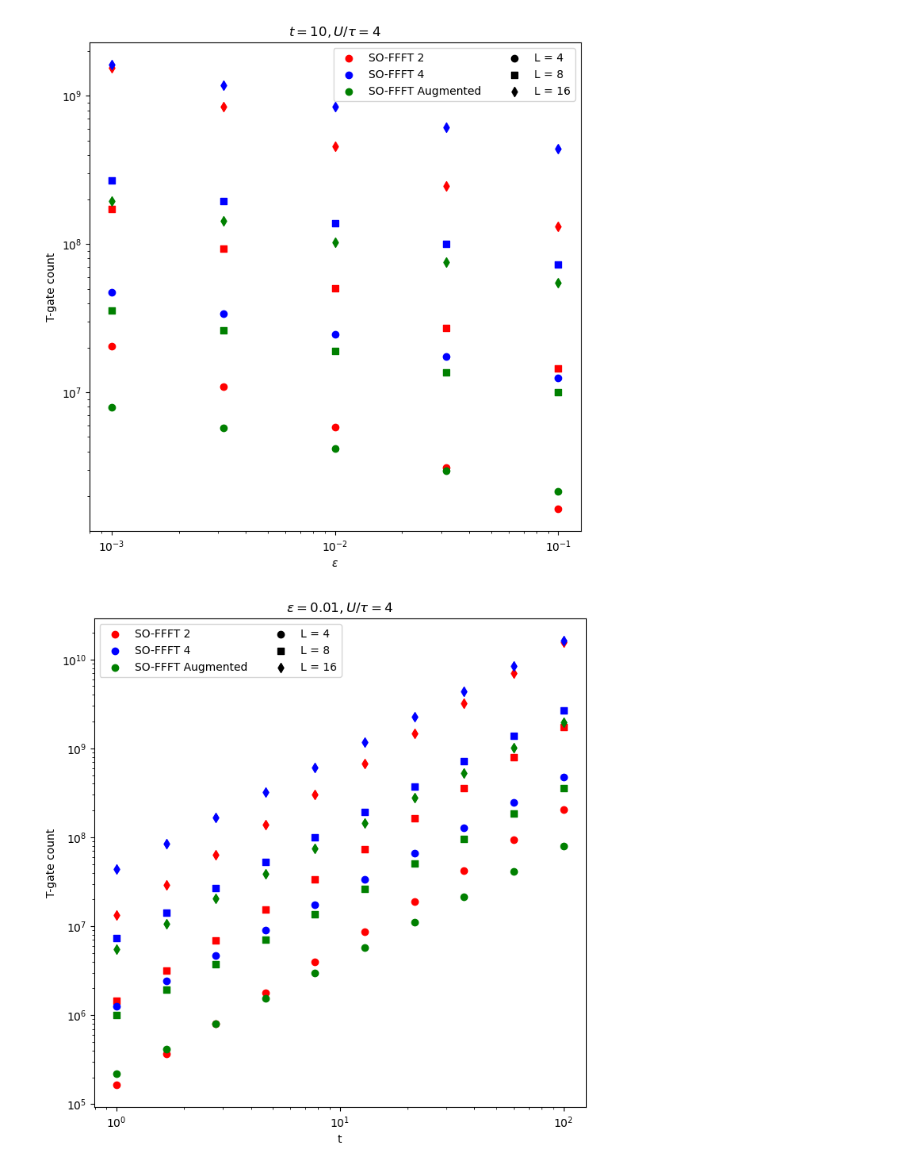
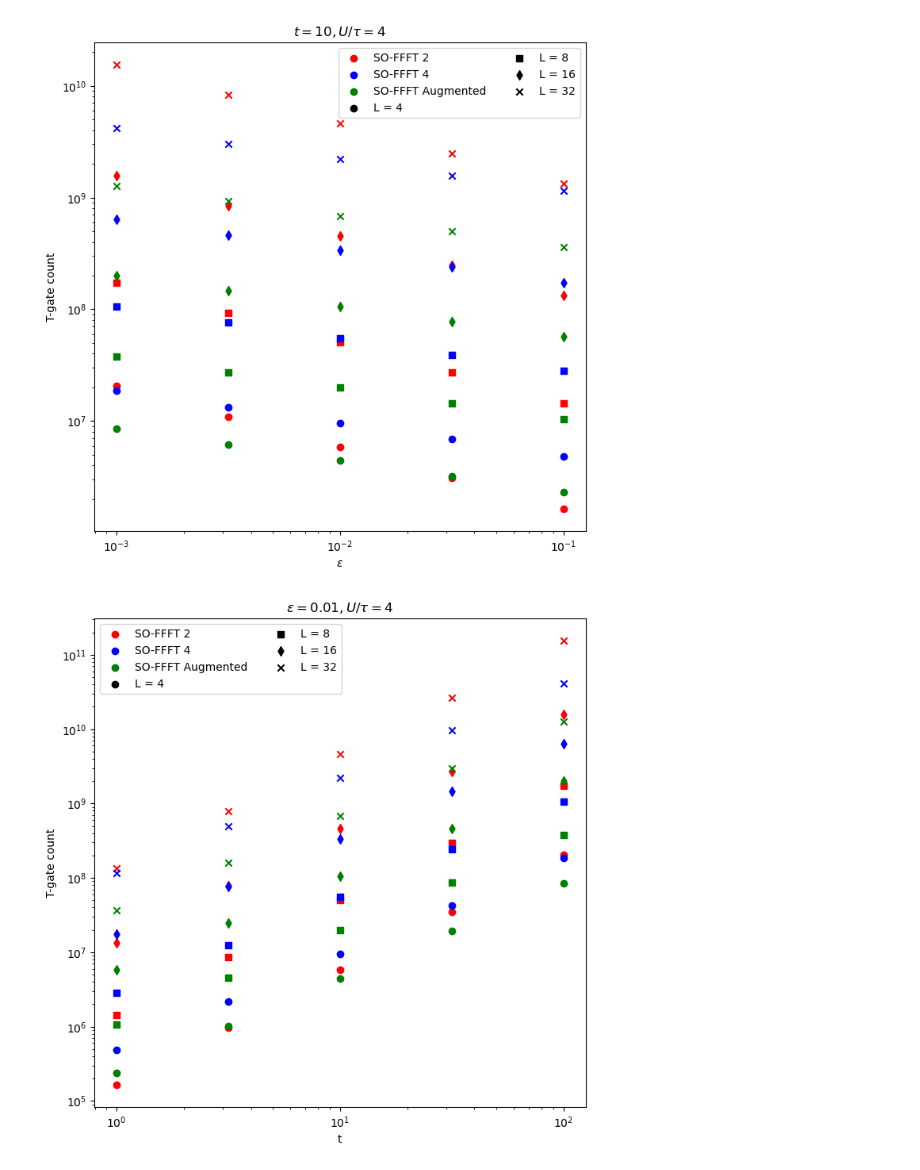
Before and after one commit to BjornTCC/lie-trotterization, a Jupyter notebook: split_FFFT.ipynb, the cells around one changed output. Cells and saved outputs as stored; diff of their text form; code cells hidden in the pictures.

```diff
--- a/split_FFFT.ipynb
+++ b/split_FFFT.ipynb
@@ -20,6 +20,7 @@ from src.resource_estimates.quantum_phase_estimation import adaptive_phase_estim
 # %%
 tau = 0.5
 U = 4
+D = 2
 x = 0.01
 
 def trotter_gates_2nd_order(logn: int, D: int) -> tuple[dict,...]:
@@ -48,7 +49,7 @@ def augmented_gates(logn: int, D: int) -> tuple[dict,...]:
     n = 2**logn
     N = n**D
     return {
-        HWPGate({ShiftedOccupationPair(): N}, N): 1,
+        HWPGate({ShiftedOccupationPair(): N}, N): 2,
         HWPGate({FFFT(logn, D, 1):1}, n): 2,
         Occupation(): 2*N,
         HWPGate({SpinSymmetricMixedControlledHappa(): N // 2}, N //2): 2*D
@@ -62,7 +63,7 @@ def augmented_gates_trotter(logn: int, D: int) -> tuple[dict,...]:
     n = 2**logn
     N = n**D
     return {
-        HWPGate({ShiftedOccupationPair(): N}, N): 1,
+        HWPGate({ShiftedOccupationPair(): N}, N): 2,
         HWPGate({FFFT(logn, D, 1):1}, n): 2,
         Occupation(): 2*N,
         HWPGate({SpinSymmetricMixedControlledHappa(): N // 2}, N //2): 2*D
@@ -94,6 +95,9 @@ def get_error_coefficients(n: int, D: int, U: float, tau: float, label: str, uni
             hopping_graph = nx.grid_graph([n]*D, periodic=True)
             return {3: plaquette_second_order_split_operator_error_coefficient(U, tau, N, hopping_graph)}
         case "SO-FFFT 4":
-            return {5: fourth_order_suzuki_trotter_split_operator_error_coefficient(tau, U, N, 2*D)}
+            return {5: fourth_order_suzuki_trotter_split_operator_error_coefficient(U, tau, N, 2*D)}
         case "SO-FFFT Augmented":
             return {5 + i: x for i,x in enumerate(fourth_order_augmented_split_operator_error_coefficients(U, tau, N, 2*D, unitary_decomp))}
+
+for strat in ["SO-FFFT 2", "SO-FFFT 4", "SO-FFFT Augmented"]:
+    print(get_error_coefficients(4, 2, U, tau, strat, False))
@@ -102,12 +112,11 @@ def get_error_coefficients(n: int, D: int, U: float, tau: float, label: str, uni
 # %%
 t = 10
-D = 2
 logeps_list = np.linspace(-3, -1, 5)
 eps_list = np.pow(10, logeps_list)
-Ls = [4, 8, 16]
+Ls = [4, 8, 16, 32]
 
 colors = ['r', 'b', 'g']
-marker_styles = ['o', 's', 'd']
+marker_styles = ['o', 's', 'd', 'x']
 comp_strats = ["SO-FFFT 2", "SO-FFFT 4", "SO-FFFT Augmented"]
 
 fig, ax = plt.subplots(figsize = (8, 8))
@@ -143,16 +152,15 @@ for gate_gen, color, comp_strat in zip(gate_gens_1, colors, comp_strats):
         ys = [dict_to_t_count(d) for d in dcts]
         ax.scatter(eps_list, ys, marker = marker_style, c = color)
 # %% [output]
-[figure, old version]
+[figure, new version]
 # %%
-D = 2
-logts = np.linspace(0, 2, 10)
+logts = np.linspace(0, 2, 5)
 ts = np.pow(10, logts)
 eps = 0.01
-Ls = [4, 8, 16]
+Ls = [4, 8, 16, 32]
 
 colors = ['r', 'b', 'g']
-marker_styles = ['o', 's', 'd']
+marker_styles = ['o', 's', 'd', 'x']
 comp_strats = ["SO-FFFT 2", "SO-FFFT 4", "SO-FFFT Augmented"]
 
 fig, ax = plt.subplots(figsize = (8, 8))
@@ -161,32 +169,32 @@ for strat, color in zip(comp_strats, colors):
     ax.scatter([],[], c = color, marker = "o", label = strat)
 
 for L, marker in zip(Ls, marker_styles):
     ax.scatter([],[], c = "k", marker = marker, label = f"L = {L}")
 
 ax.set_xscale("log")
 ax.set_yscale("log")
 ax.legend(ncol = 2)
 ax.set_xlabel(rf"t")
 ax.set_ylabel(f"T-gate count")
 ax.legend(ncol = 2)
 ax.set_title(rf"$\varepsilon = {eps}, U / \tau = {U}$")
 
 for gate_gen, color, comp_strat in zip(gate_gens_1, colors, comp_strats):
     for L, marker_style in zip(Ls, marker_styles):
         t_gates, u_gates = gate_gen(int(np.log2(L)), D)
         dcts = [hamiltonian_simulation_cost(
             t,
             eps,
             t_gates,
             outer_gates=u_gates,
             error_coefficients=get_error_coefficients(L, D, U, tau, comp_strat, True),
             x=x,
             synthesize_rotation_with="RUS"
         )
             for t in ts
                ]
         ys = [dict_to_t_count(d) for d in dcts]
         ax.scatter(ts, ys, marker = marker_style, c = color)
 # %% [output]
-[figure, old version]
+[figure, new version]
 # %% [markdown]
```
Also changed, not shown: parts of 14 cells of this notebook.
